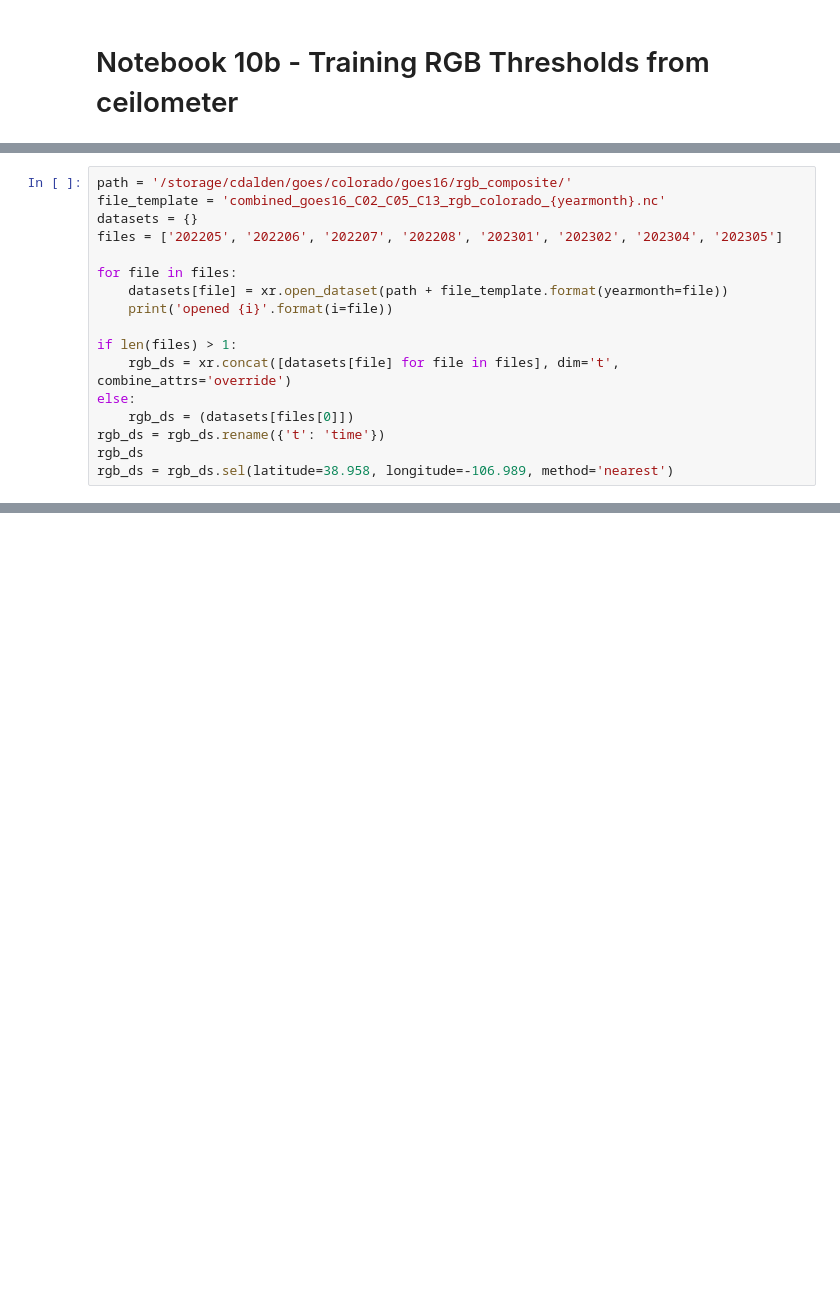
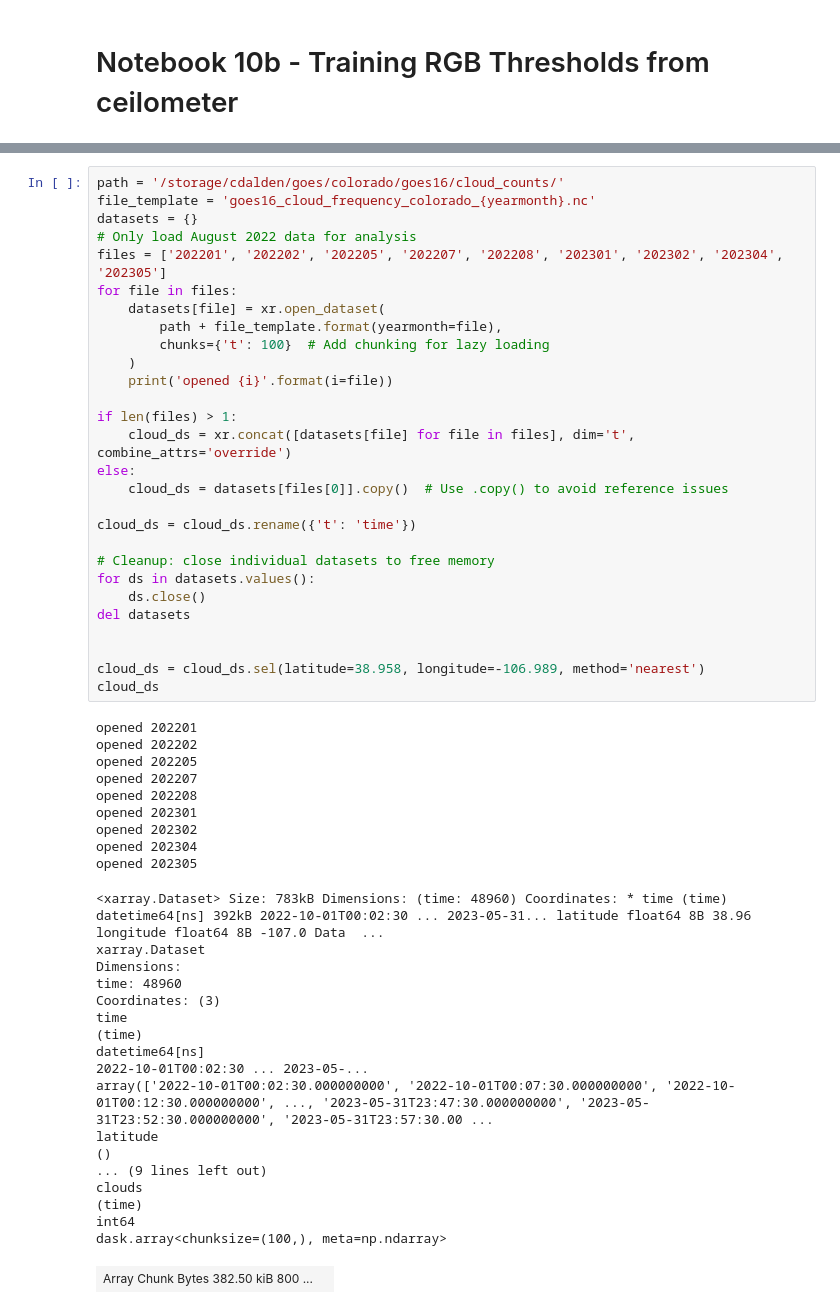
Before and after one commit to clinton-alden/goes_clouds, a Jupyter notebook: analysis/10b_ceil_rgb_model.ipynb, the cells around one changed output, grey strips where cells are left out. Cells and saved outputs as stored; diff of their text form; blank space fills up the shorter version.

```diff
--- a/analysis/10b_ceil_rgb_model.ipynb
+++ b/analysis/10b_ceil_rgb_model.ipynb
@@ -13,17 +10,0 @@ from sklearn.metrics import accuracy_score, precision_score, recall_score, f1_sc
-# %%
-path = '/storage/cdalden/goes/colorado/goes16/rgb_composite/'
-file_template = 'combined_goes16_C02_C05_C13_rgb_colorado_{yearmonth}.nc'
-datasets = {}
-files = ['202205', '202206', '202207', '202208', '202301', '202302', '202304', '202305']
-
-for file in files:
-    datasets[file] = xr.open_dataset(path + file_template.format(yearmonth=file))
-    print('opened {i}'.format(i=file))
-
-if len(files) > 1:
-    rgb_ds = xr.concat([datasets[file] for file in files], dim='t', combine_attrs='override')
-else:
-    rgb_ds = (datasets[files[0]])
-rgb_ds = rgb_ds.rename({'t': 'time'})
-rgb_ds
-rgb_ds = rgb_ds.sel(latitude=38.958, longitude=-106.989, method='nearest')
@@ -39 +11,57 @@ opened 202305
+# %%
+path = '/storage/cdalden/goes/colorado/goes16/cloud_counts/'
+file_template = 'goes16_cloud_frequency_colorado_{yearmonth}.nc'
+datasets = {}
+# Only load August 2022 data for analysis
+files = ['202201', '202202', '202205', '202207', '202208', '202301', '202302', '202304', '202305']
+for file in files:
+    datasets[file] = xr.open_dataset(
+        path + file_template.format(yearmonth=file),
+        chunks={'t': 100}  # Add chunking for lazy loading
+    )
+    print('opened {i}'.format(i=file))
+
+if len(files) > 1:
+    cloud_ds = xr.concat([datasets[file] for file in files], dim='t', combine_attrs='override')
+else:
+    cloud_ds = datasets[files[0]].copy()  # Use .copy() to avoid reference issues
+
+cloud_ds = cloud_ds.rename({'t': 'time'})
+
+# Cleanup: close individual datasets to free memory
+for ds in datasets.values():
+    ds.close()
+del datasets
+
+
+cloud_ds = cloud_ds.sel(latitude=38.958, longitude=-106.989, method='nearest')
+cloud_ds
+# %% [output]
+opened 202201
+opened 202202
+opened 202205
+opened 202207
+opened 202208
+opened 202301
+opened 202302
+opened 202304
+opened 202305
+<xarray.Dataset> Size: 783kB Dimensions: (time: 48960) Coordinates: * time (time) datetime64[ns] 392kB 2022-10-01T00:02:30 ... 2023-05-31... latitude float64 8B 38.96 longitude float64 8B -107.0 Data  ...
+xarray.Dataset
+Dimensions:
+time: 48960
+Coordinates: (3)
+time
+(time)
+datetime64[ns]
+2022-10-01T00:02:30 ... 2023-05-...
+array(['2022-10-01T00:02:30.000000000', '2022-10-01T00:07:30.000000000', '2022-10-01T00:12:30.000000000', ..., '2023-05-31T23:47:30.000000000', '2023-05-31T23:52:30.000000000', '2023-05-31T23:57:30.00 ...
+latitude
+()
+... (9 lines left out)
+clouds
+(time)
+int64
+dask.array<chunksize=(100,), meta=np.ndarray>
+| Array Chunk Bytes 382.50 kiB 800 ... |  |
 # %%
```
Also changed, not shown: parts of 13 cells of this notebook, 9 other files.
